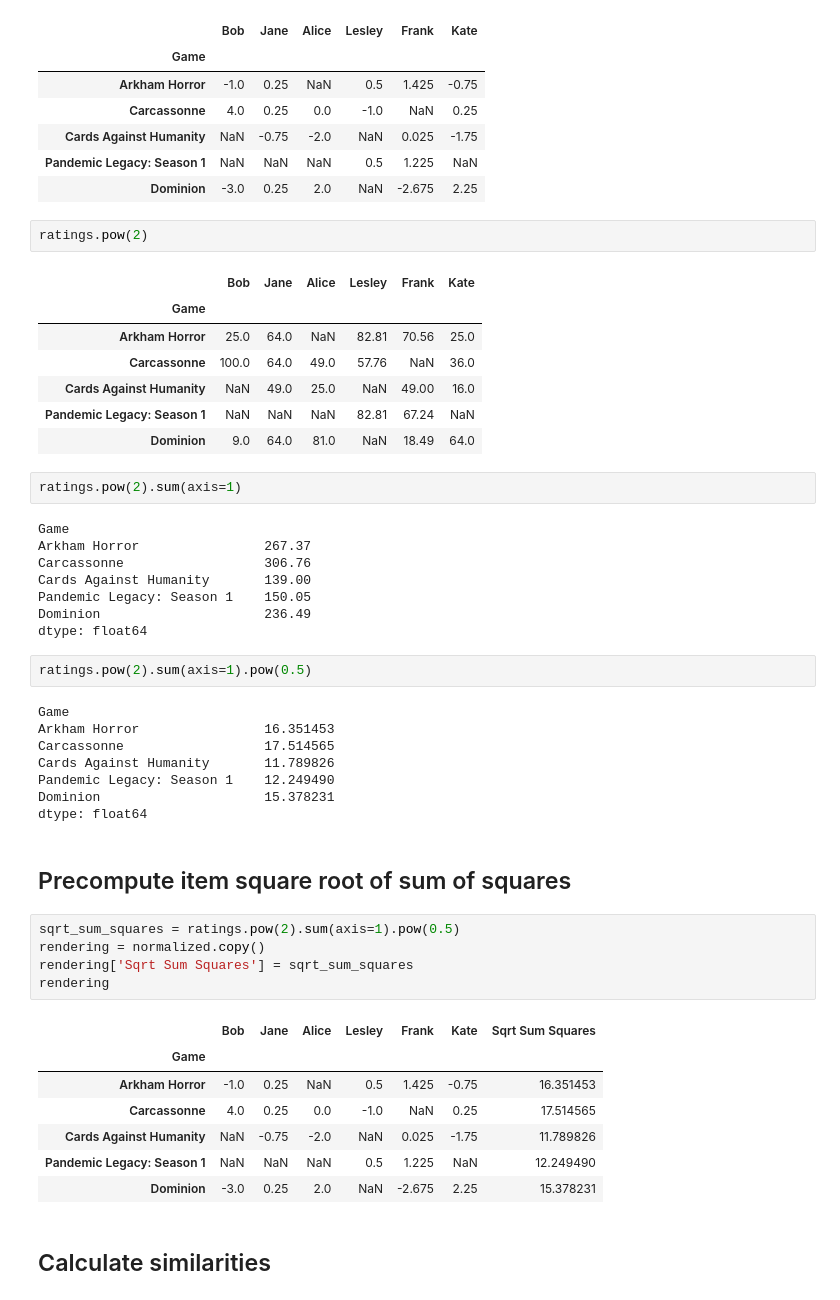
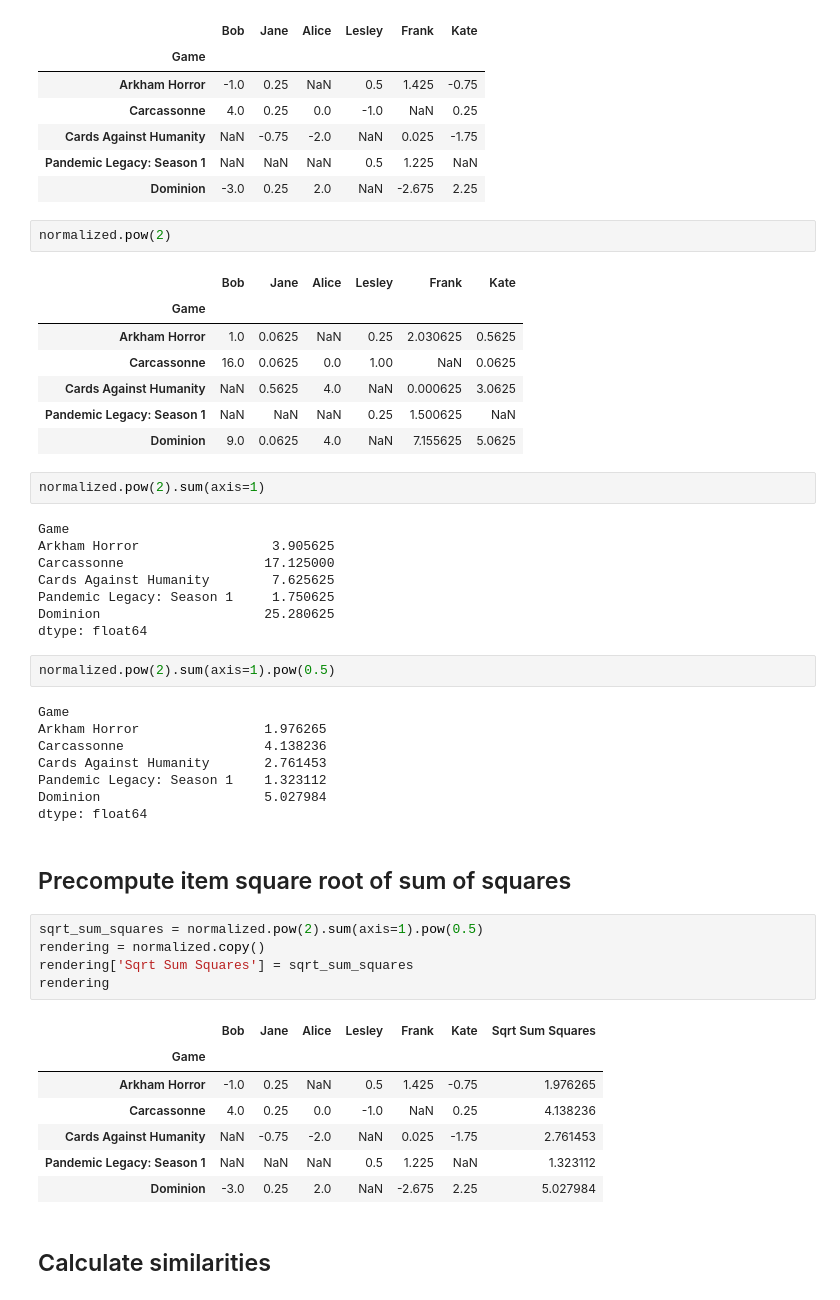
Before and after one commit to curious-attempt-bunny/ml-talks, a Jupyter notebook: item-item collaborative filtering.ipynb, the cells around one changed output. Drawn from its saved outputs; the diff is of its cells as text.

```diff
--- a/item-item collaborative filtering.ipynb
+++ b/item-item collaborative filtering.ipynb
@@ -53,50 +64,50 @@ normalized
 | Pandemic Legacy: Season 1 | NaN | NaN | NaN | 0.5 | 1.225 | NaN |
 | Dominion | -3.0 | 0.25 | 2.0 | NaN | -2.675 | 2.25 |
 # %%
-ratings.pow(2)
+normalized.pow(2)
 # %% [output]
 |  | Bob | Jane | Alice | Lesley | Frank | Kate |
 | Game |  |  |  |  |  |  |
-| Arkham Horror | 25.0 | 64.0 | NaN | 82.81 | 70.56 | 25.0 |
-| Carcassonne | 100.0 | 64.0 | 49.0 | 57.76 | NaN | 36.0 |
-| Cards Against Humanity | NaN | 49.0 | 25.0 | NaN | 49.00 | 16.0 |
-| Pandemic Legacy: Season 1 | NaN | NaN | NaN | 82.81 | 67.24 | NaN |
-| Dominion | 9.0 | 64.0 | 81.0 | NaN | 18.49 | 64.0 |
+| Arkham Horror | 1.0 | 0.0625 | NaN | 0.25 | 2.030625 | 0.5625 |
+| Carcassonne | 16.0 | 0.0625 | 0.0 | 1.00 | NaN | 0.0625 |
+| Cards Against Humanity | NaN | 0.5625 | 4.0 | NaN | 0.000625 | 3.0625 |
+| Pandemic Legacy: Season 1 | NaN | NaN | NaN | 0.25 | 1.500625 | NaN |
+| Dominion | 9.0 | 0.0625 | 4.0 | NaN | 7.155625 | 5.0625 |
 # %%
-ratings.pow(2).sum(axis=1)
+normalized.pow(2).sum(axis=1)
 # %% [output]
 Game
-Arkham Horror                267.37
-Carcassonne                  306.76
-Cards Against Humanity       139.00
-Pandemic Legacy: Season 1    150.05
-Dominion                     236.49
+Arkham Horror                 3.905625
+Carcassonne                  17.125000
+Cards Against Humanity        7.625625
+Pandemic Legacy: Season 1     1.750625
+Dominion                     25.280625
 dtype: float64
 # %%
-ratings.pow(2).sum(axis=1).pow(0.5)
+normalized.pow(2).sum(axis=1).pow(0.5)
 # %% [output]
 Game
-Arkham Horror                16.351453
-Carcassonne                  17.514565
-Cards Against Humanity       11.789826
-Pandemic Legacy: Season 1    12.249490
-Dominion                     15.378231
+Arkham Horror                1.976265
+Carcassonne                  4.138236
+Cards Against Humanity       2.761453
+Pandemic Legacy: Season 1    1.323112
+Dominion                     5.027984
 dtype: float64
 # %% [markdown]
 ## Precompute item square root of sum of squares
 # %%
-sqrt_sum_squares = ratings.pow(2).sum(axis=1).pow(0.5)
+sqrt_sum_squares = normalized.pow(2).sum(axis=1).pow(0.5)
 rendering = normalized.copy()
 rendering['Sqrt Sum Squares'] = sqrt_sum_squares
 rendering
 # %% [output]
 |  | Bob | Jane | Alice | Lesley | Frank | Kate | Sqrt Sum Squares |
 | Game |  |  |  |  |  |  |  |
-| Arkham Horror | -1.0 | 0.25 | NaN | 0.5 | 1.425 | -0.75 | 16.351453 |
-| Carcassonne | 4.0 | 0.25 | 0.0 | -1.0 | NaN | 0.25 | 17.514565 |
-| Cards Against Humanity | NaN | -0.75 | -2.0 | NaN | 0.025 | -1.75 | 11.789826 |
-| Pandemic Legacy: Season 1 | NaN | NaN | NaN | 0.5 | 1.225 | NaN | 12.249490 |
-| Dominion | -3.0 | 0.25 | 2.0 | NaN | -2.675 | 2.25 | 15.378231 |
+| Arkham Horror | -1.0 | 0.25 | NaN | 0.5 | 1.425 | -0.75 | 1.976265 |
+| Carcassonne | 4.0 | 0.25 | 0.0 | -1.0 | NaN | 0.25 | 4.138236 |
+| Cards Against Humanity | NaN | -0.75 | -2.0 | NaN | 0.025 | -1.75 | 2.761453 |
+| Pandemic Legacy: Season 1 | NaN | NaN | NaN | 0.5 | 1.225 | NaN | 1.323112 |
+| Dominion | -3.0 | 0.25 | 2.0 | NaN | -2.675 | 2.25 | 5.027984 |
 # %% [markdown]
 ## Calculate similarities
 # %%
```
Also changed, not shown: parts of 20 cells of this notebook, 5 other files.
